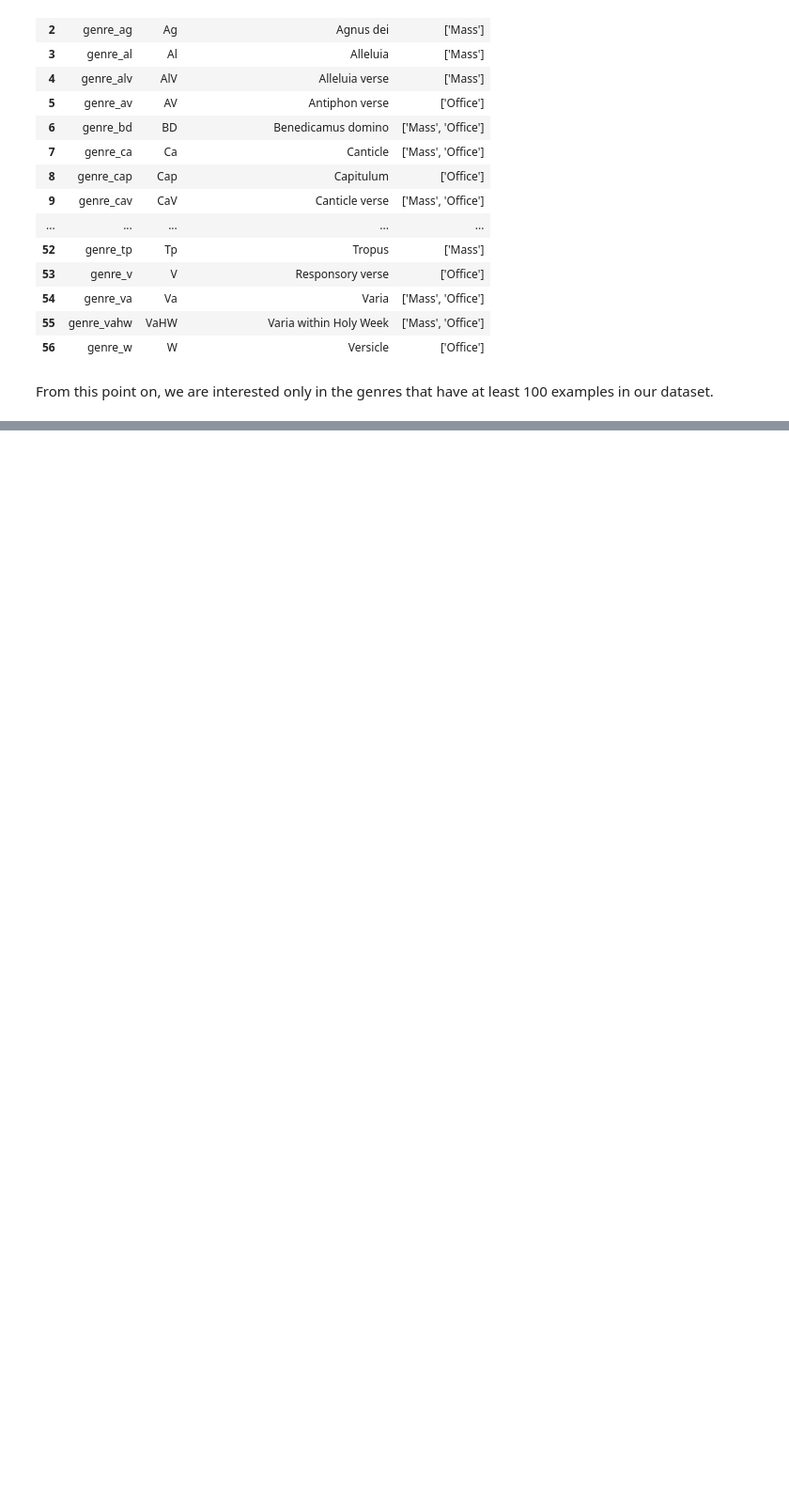
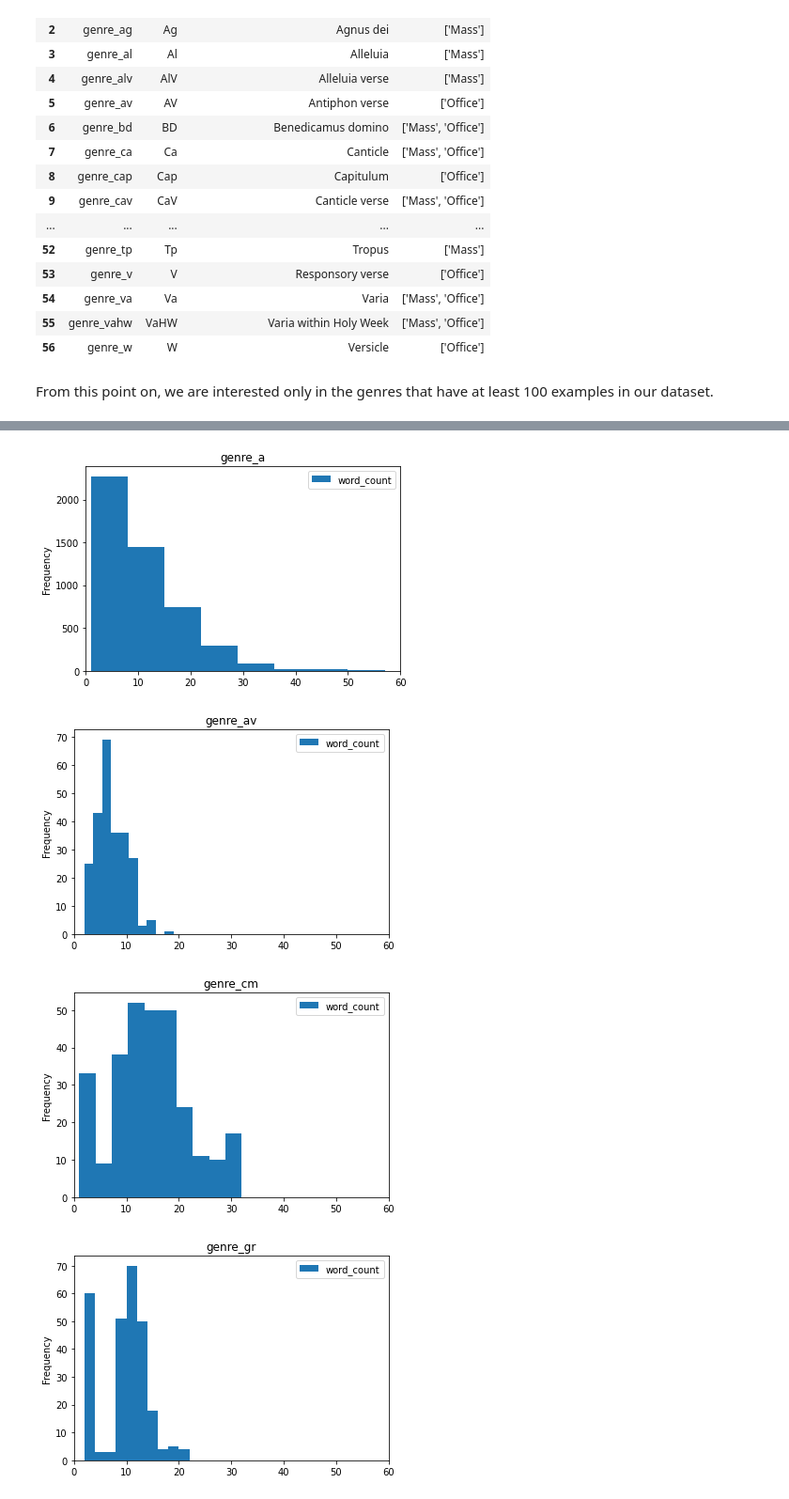
Before and after one commit to kszabova/rhythmify, a Jupyter notebook: data/data_statistics.ipynb, the cells around one changed output, grey strips where cells are left out. Shown at 94% size. Saved outputs shown, nothing was run; the diff lists cells and outputs as text; code cells hidden in the pictures; blank space fills up the shorter version.

```diff
--- a/data/data_statistics.ipynb
+++ b/data/data_statistics.ipynb
@@ -93,0 +103,10 @@ df['genre_id'].value_counts()[genre_list].plot(kind='bar')
+# %%
+groups = df[df['genre_id'].isin(genre_list)].assign(word_count=lambda x: x.full_text.str.split().apply(len)).groupby('genre_id')
+axes = groups.plot(kind='hist', y='word_count', xlim=(0, 60))
+for i, (group, values) in enumerate(groups):
+    axes[i].set_title(group)
+# %% [output]
+[figure, added]
+[figure, added]
+[figure, added]
+[figure, added]
```
Also changed, not shown: parts of 23 cells of this notebook.
